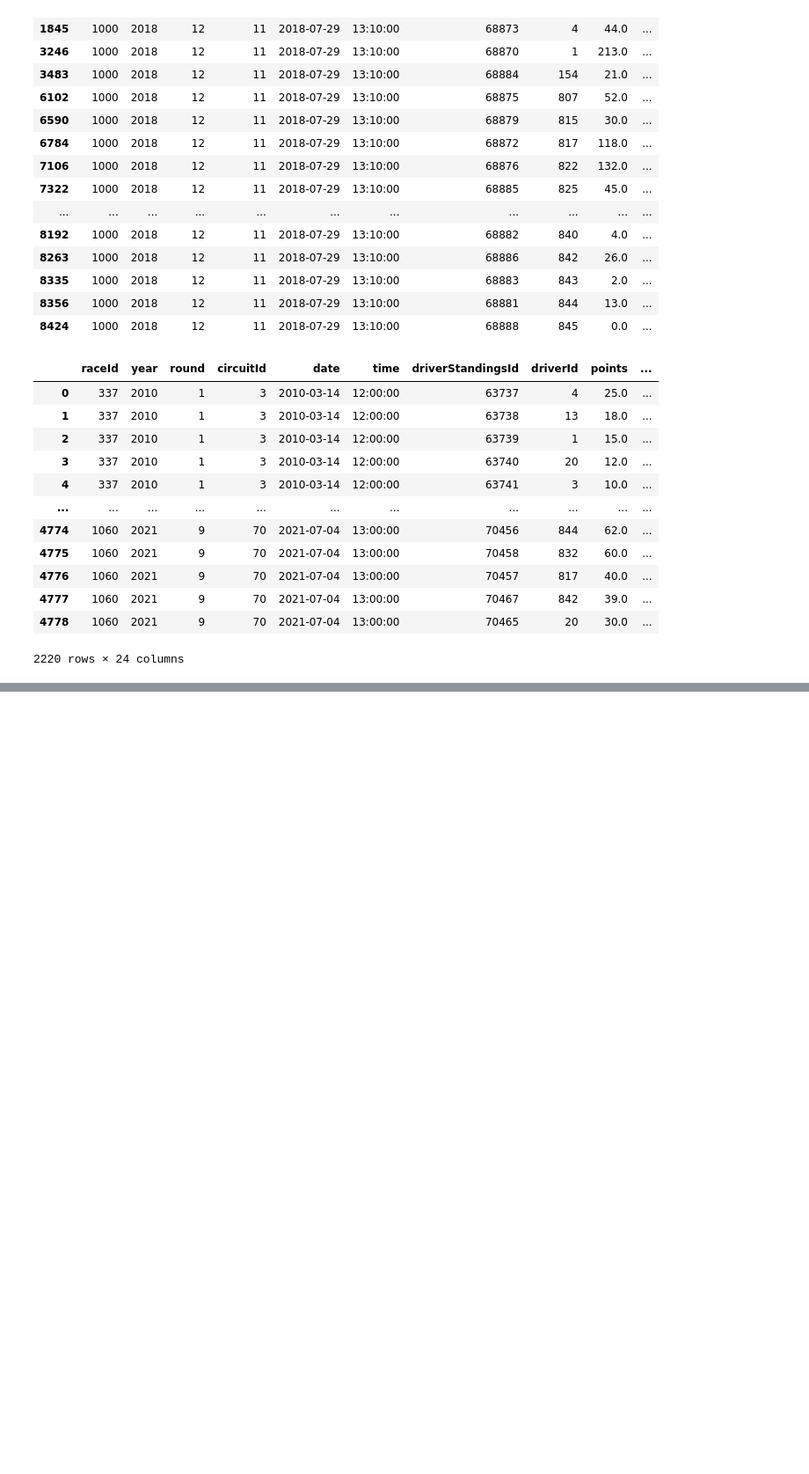
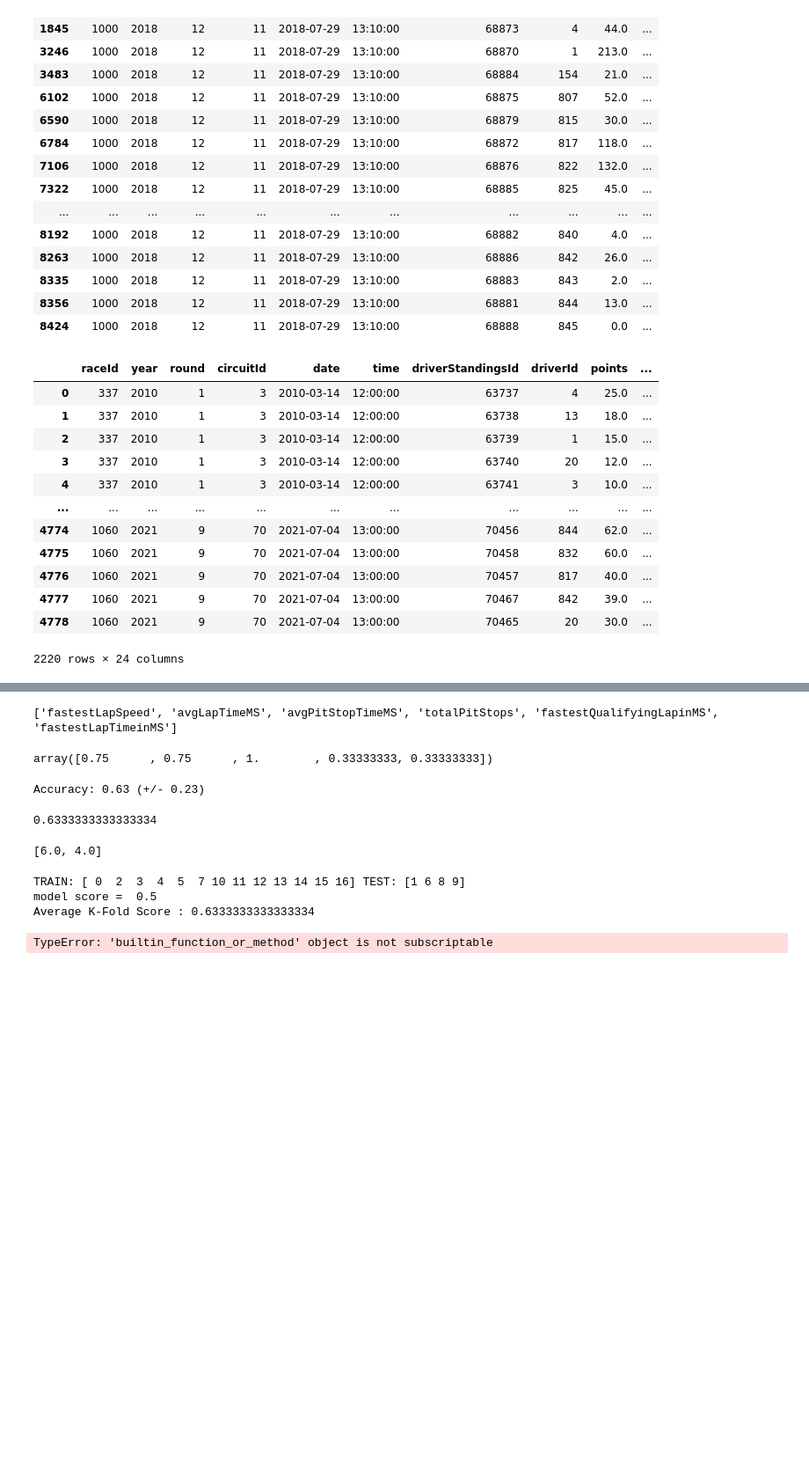
Before and after one commit to rajv98/CarsNData, a Jupyter notebook: Formula 1 Models.ipynb, the cells around one changed output, grey strips where cells are left out. Shown at 88% size. Saved outputs shown, nothing was run; the diff lists cells and outputs as text; code cells hidden in the pictures; blank space fills up the shorter version.

```diff
--- a/Formula 1 Models.ipynb
+++ b/Formula 1 Models.ipynb
@@ -187,0 +270,4 @@ monza_features
+# %%
+Y = pd.DataFrame()
+Y=monza_features['PointsOrNot']
+Y
@@ -187,0 +293,52 @@ monza_features
+# %%
+features = list(X.columns.values)
+print(features)
+# %% [output]
+['fastestLapSpeed', 'avgLapTimeMS', 'avgPitStopTimeMS', 'totalPitStops', 'fastestQualifyingLapinMS', 'fastestLapTimeinMS']
+# %%
+from sklearn import tree
+from sklearn.model_selection import cross_val_score
+
+k=5
+clf = tree.DecisionTreeClassifier(random_state=0)
+scores = cross_val_score(clf, X, Y, cv=k)
+scores
+# %% [output]
+array([0.75      , 0.75      , 1.        , 0.33333333, 0.33333333])
+# %%
+print("Accuracy: %0.2f (+/- %0.2f)" % (scores.mean(), (scores.std() * 2)/k**(1/2)))
+scores.mean()
+# %% [output]
+Accuracy: 0.63 (+/- 0.23)
+0.6333333333333334
+# %%
+import matplotlib.pyplot as plt
+print(plt.rcParams.get('figure.figsize'))
+fig_size = plt.rcParams["figure.figsize"]
+fig_size[0] = 20
+fig_size[1] = 20
+plt.rcParams["figure.figsize"] = fig_size
+# %% [output]
+[6.0, 4.0]
+# %%
+from sklearn.model_selection import KFold
+kf = KFold(n_splits = k, shuffle = True, random_state = 0)
+i=0
+for train_index, test_index in kf.split(X):
+    print("TRAIN:", train_index, "TEST:", test_index)
+    x_train = X.iloc[train_index]
+    x_test = X.iloc[test_index]
+    y_train = Y.iloc[train_index]
+    y_test= Y.iloc[test_index]
+    model = clf.fit(x_train,y_train)
+    predictions = clf.predict(x_test)
+    print("model score = ",model.score(x_test,y_test))
+    print('Average K-Fold Score :' , np.mean(scores))
+    #plt.figure()
+    x = tree.plot_tree(model,rounded=True,filled=True,class_names=sorted,feature_names=features)
+# %% [output]
+TRAIN: [ 0  2  3  4  5  7 10 11 12 13 14 15 16] TEST: [1 6 8 9]
+model score =  0.5
+Average K-Fold Score : 0.6333333333333334
+TypeError: 'builtin_function_or_method' object is not subscriptable
+[figure, added]
```
Also changed, not shown: parts of 15 cells of this notebook.
